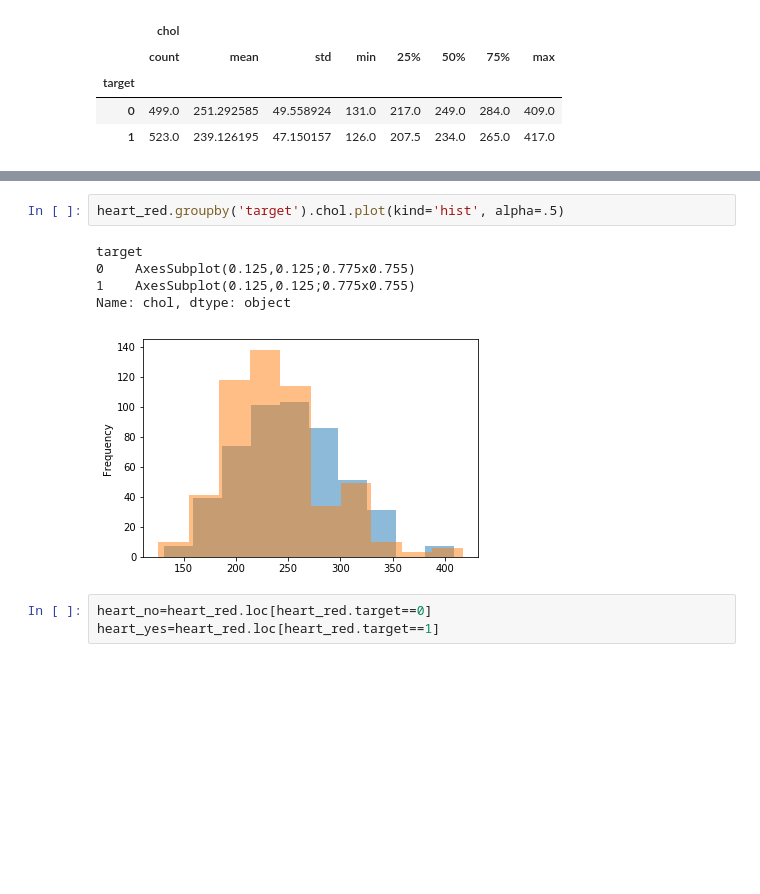
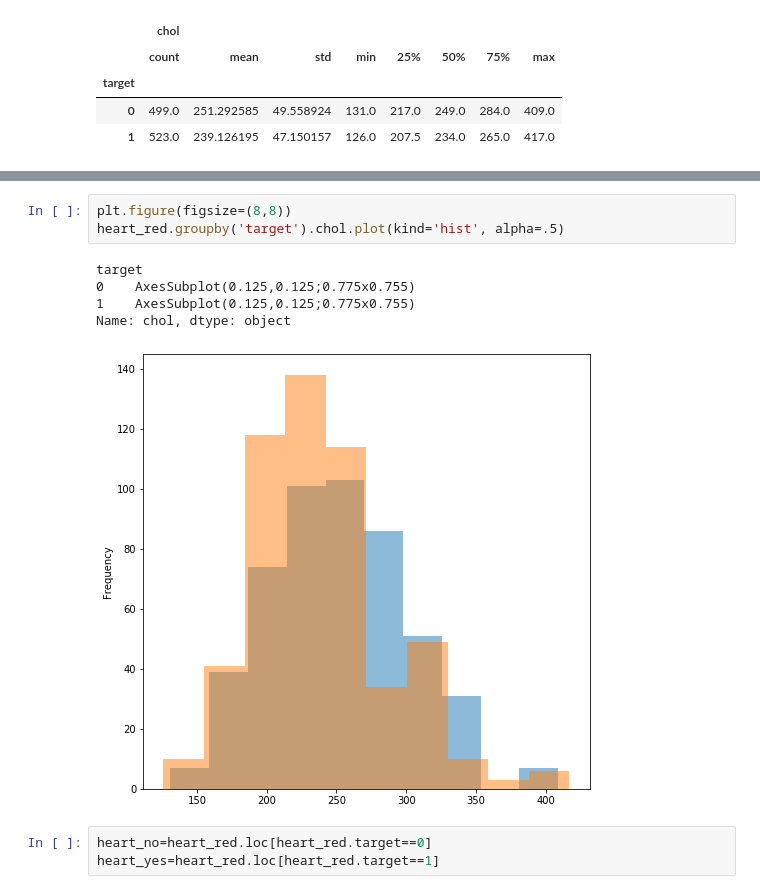
Before and after one commit to learn-co-students/dc-ds-010620, a Jupyter notebook: module-3/day-4-coachlab-Hypothesis testing/Two Sample T-Test Lab-Solution.ipynb, the cells around one changed output, grey strips where cells are left out. Drawn from its saved outputs; the diff is of its cells as text; blank space fills up the shorter version.

```diff
--- a/module-3/day-4-coachlab-Hypothesis testing/Two Sample T-Test Lab-Solution.ipynb
+++ b/module-3/day-4-coachlab-Hypothesis testing/Two Sample T-Test Lab-Solution.ipynb
@@ -109,11 +120,12 @@ heart_red['chol'].plot(kind='hist')
 # %%
+plt.figure(figsize=(8,8))
 heart_red.groupby('target').chol.plot(kind='hist', alpha=.5)
 # %% [output]
 target
 0    AxesSubplot(0.125,0.125;0.775x0.755)
 1    AxesSubplot(0.125,0.125;0.775x0.755)
 Name: chol, dtype: object
-[figure, old version]
+[figure, new version]
 # %%
 heart_no=heart_red.loc[heart_red.target==0]
 heart_yes=heart_red.loc[heart_red.target==1]
```
Also changed, not shown: parts of 7 cells of this notebook, 3 other files.
